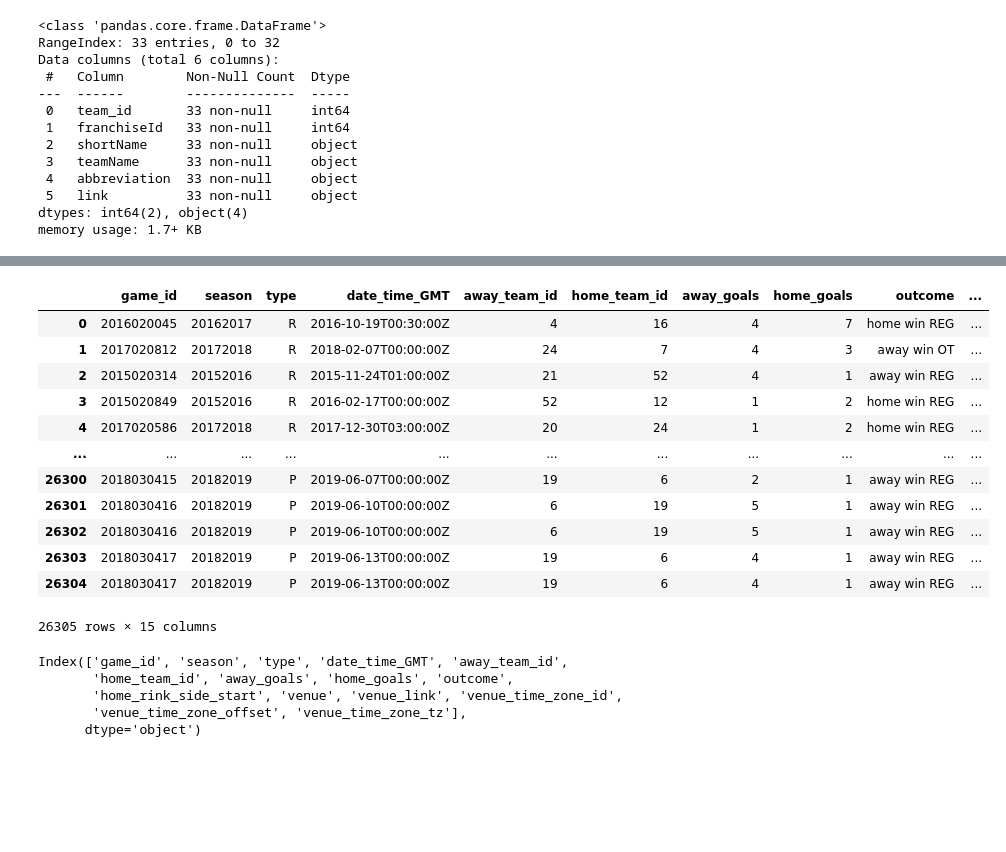
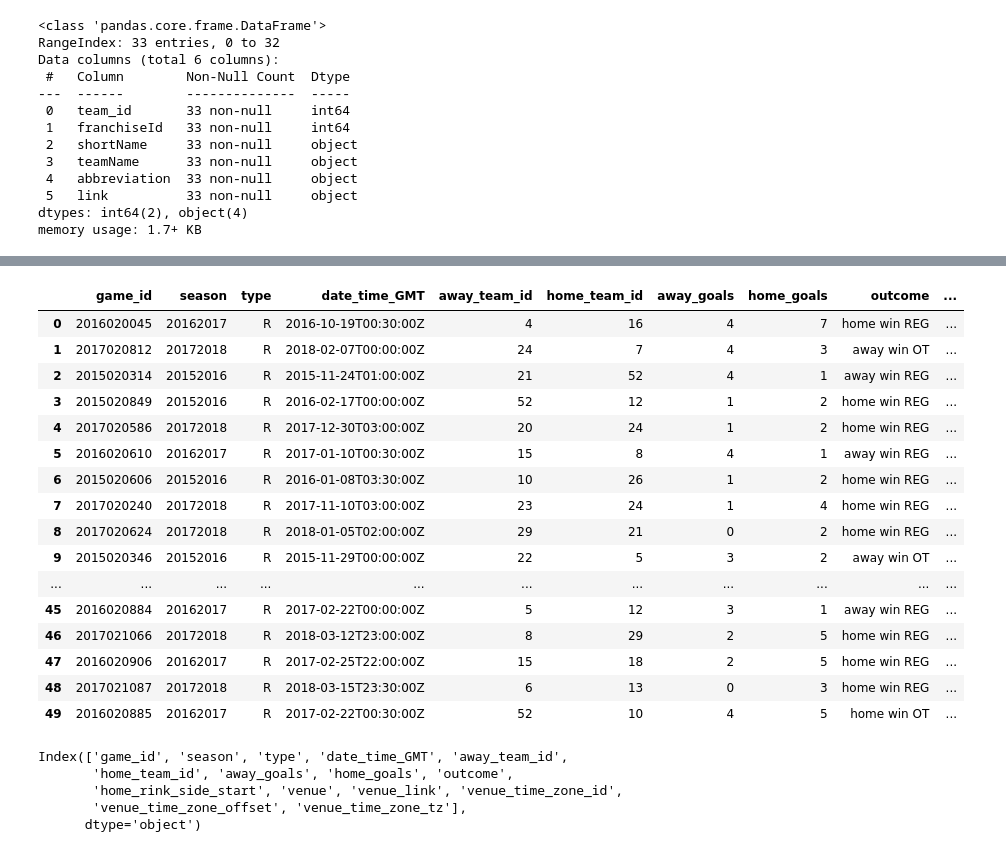
Before and after one commit to rosnibhanu/tech_project, a Jupyter notebook: mini_project-1.ipynb, the cells around one changed output, grey strips where cells are left out. Saved outputs shown, nothing was run; the diff lists cells and outputs as text; code cells hidden in the pictures; blank space fills up the shorter version.

```diff
--- a/mini_project-1.ipynb
+++ b/mini_project-1.ipynb
@@ -40,20 +52,24 @@ memory usage: 1.7+ KB
 # %%
 games= pd.read_csv("C:/Users/Ros/Desktop/JDC/mini project/archive (1)/game.csv")
-games
+games.head(50)
 # %% [output]
 |  | game_id | season | type | date_time_GMT | away_team_id | home_team_id | away_goals | home_goals | outcome | ... |
 | 0 | 2016020045 | 20162017 | R | 2016-10-19T00:30:00Z | 4 | 16 | 4 | 7 | home win REG | ... |
 | 1 | 2017020812 | 20172018 | R | 2018-02-07T00:00:00Z | 24 | 7 | 4 | 3 | away win OT | ... |
 | 2 | 2015020314 | 20152016 | R | 2015-11-24T01:00:00Z | 21 | 52 | 4 | 1 | away win REG | ... |
 | 3 | 2015020849 | 20152016 | R | 2016-02-17T00:00:00Z | 52 | 12 | 1 | 2 | home win REG | ... |
 | 4 | 2017020586 | 20172018 | R | 2017-12-30T03:00:00Z | 20 | 24 | 1 | 2 | home win REG | ... |
+| 5 | 2016020610 | 20162017 | R | 2017-01-10T00:30:00Z | 15 | 8 | 4 | 1 | away win REG | ... |
+| 6 | 2015020606 | 20152016 | R | 2016-01-08T03:30:00Z | 10 | 26 | 1 | 2 | home win REG | ... |
+| 7 | 2017020240 | 20172018 | R | 2017-11-10T03:00:00Z | 23 | 24 | 1 | 4 | home win REG | ... |
+| 8 | 2017020624 | 20172018 | R | 2018-01-05T02:00:00Z | 29 | 21 | 0 | 2 | home win REG | ... |
+| 9 | 2015020346 | 20152016 | R | 2015-11-29T00:00:00Z | 22 | 5 | 3 | 2 | away win OT | ... |
 | ... | ... | ... | ... | ... | ... | ... | ... | ... | ... | ... |
-| 26300 | 2018030415 | 20182019 | P | 2019-06-07T00:00:00Z | 19 | 6 | 2 | 1 | away win REG | ... |
-| 26301 | 2018030416 | 20182019 | P | 2019-06-10T00:00:00Z | 6 | 19 | 5 | 1 | away win REG | ... |
-| 26302 | 2018030416 | 20182019 | P | 2019-06-10T00:00:00Z | 6 | 19 | 5 | 1 | away win REG | ... |
-| 26303 | 2018030417 | 20182019 | P | 2019-06-13T00:00:00Z | 19 | 6 | 4 | 1 | away win REG | ... |
-| 26304 | 2018030417 | 20182019 | P | 2019-06-13T00:00:00Z | 19 | 6 | 4 | 1 | away win REG | ... |
+| 45 | 2016020884 | 20162017 | R | 2017-02-22T00:00:00Z | 5 | 12 | 3 | 1 | away win REG | ... |
+| 46 | 2017021066 | 20172018 | R | 2018-03-12T23:00:00Z | 8 | 29 | 2 | 5 | home win REG | ... |
+| 47 | 2016020906 | 20162017 | R | 2017-02-25T22:00:00Z | 15 | 18 | 2 | 5 | home win REG | ... |
+| 48 | 2017021087 | 20172018 | R | 2018-03-15T23:30:00Z | 6 | 13 | 0 | 3 | home win REG | ... |
+| 49 | 2016020885 | 20162017 | R | 2017-02-22T00:30:00Z | 52 | 10 | 4 | 5 | home win OT | ... |
-26305 rows × 15 columns
 # %%
 games.columns
 # %% [output]
```
Also changed, not shown: parts of 6 cells of this notebook, 1 other file.
